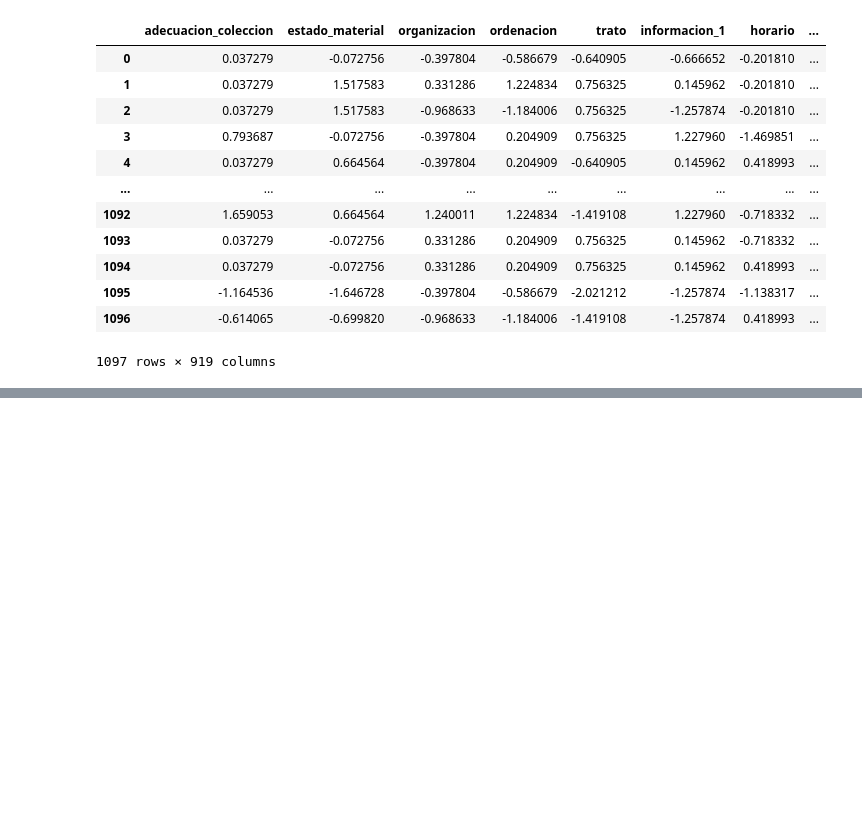
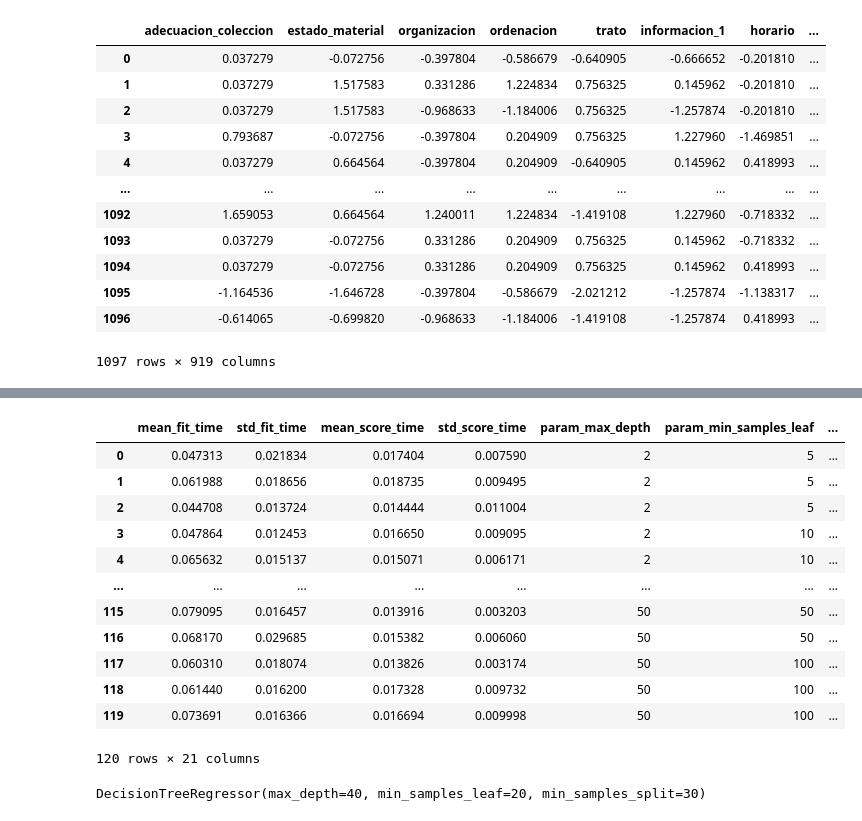
Before and after one commit to isaacGGomez/Ing_Caract, a Jupyter notebook: Practica_2.ipynb, the cells around one changed output, grey strips where cells are left out. Cells and saved outputs as stored; diff of their text form; code cells hidden in the pictures; blank space fills up the shorter version.

```diff
--- a/Practica_2.ipynb
+++ b/Practica_2.ipynb
@@ -199,0 +211,13 @@ Length: 919, dtype: float64
+# %%
+from sklearn.model_selection import GridSearchCV
+modelHyper = DecisionTreeRegressor(random_state=42)
+params = {
+    'max_depth': [2, 3, 5, 10, 20,30,40,50],
+    'min_samples_leaf': [5, 10, 20, 50, 100],
+    'min_samples_split':[20,30,50]}
+# Instantiate the grid search model
+grid_search = GridSearchCV(estimator=model,
+                           param_grid=params,
+                           cv=10, n_jobs=-1, verbose=1, scoring = "r2")
+# %%
+grid_search.fit(X,y)
@@ -199,0 +231,21 @@ Length: 919, dtype: float64
+# %%
+score_df = pd.DataFrame(grid_search.cv_results_)
+score_df
+# %% [output]
+|  | mean_fit_time | std_fit_time | mean_score_time | std_score_time | param_max_depth | param_min_samples_leaf | ... |
+| 0 | 0.047313 | 0.021834 | 0.017404 | 0.007590 | 2 | 5 | ... |
+| 1 | 0.061988 | 0.018656 | 0.018735 | 0.009495 | 2 | 5 | ... |
+| 2 | 0.044708 | 0.013724 | 0.014444 | 0.011004 | 2 | 5 | ... |
+| 3 | 0.047864 | 0.012453 | 0.016650 | 0.009095 | 2 | 10 | ... |
+| 4 | 0.065632 | 0.015137 | 0.015071 | 0.006171 | 2 | 10 | ... |
+| ... | ... | ... | ... | ... | ... | ... | ... |
+| 115 | 0.079095 | 0.016457 | 0.013916 | 0.003203 | 50 | 50 | ... |
+| 116 | 0.068170 | 0.029685 | 0.015382 | 0.006060 | 50 | 50 | ... |
+| 117 | 0.060310 | 0.018074 | 0.013826 | 0.003174 | 50 | 100 | ... |
+| 118 | 0.061440 | 0.016200 | 0.017328 | 0.009732 | 50 | 100 | ... |
+| 119 | 0.073691 | 0.016366 | 0.016694 | 0.009998 | 50 | 100 | ... |
+120 rows × 21 columns
+# %%
+grid_search.best_estimator_
+# %% [output]
+DecisionTreeRegressor(max_depth=40, min_samples_leaf=20, min_samples_split=30)
```
Also changed, not shown: parts of 14 cells of this notebook, 2 other files.
